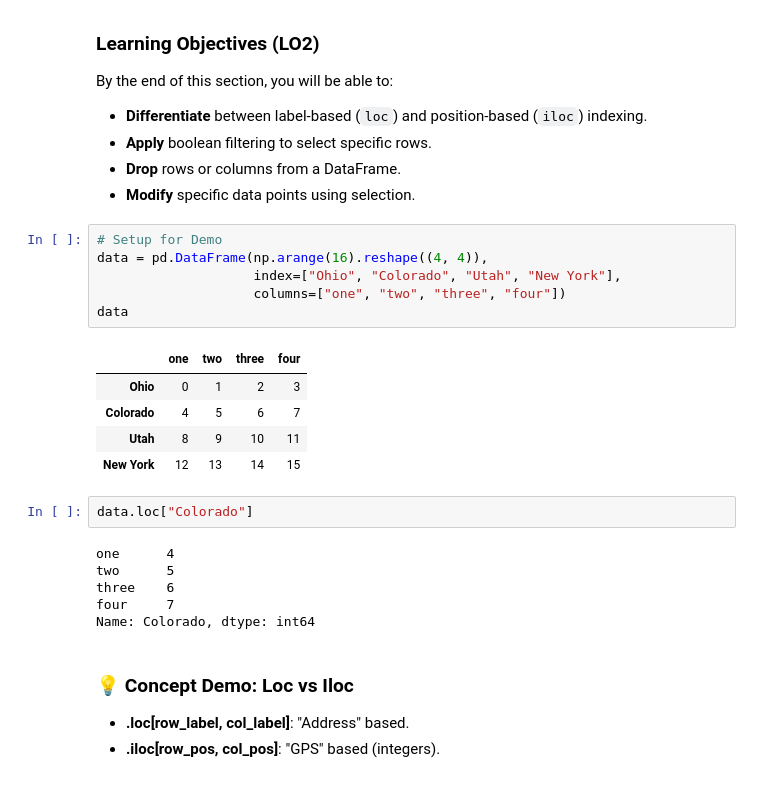
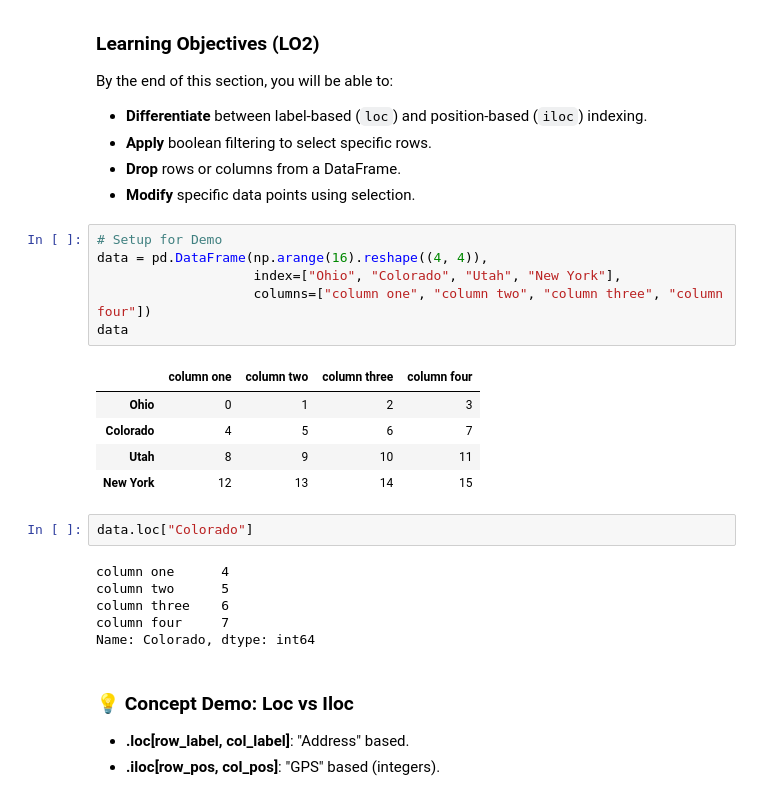
Before and after one commit to kennywong85/6m-data-1.7-intro-pandas, a Jupyter notebook: notebooks/pandas_lesson.ipynb, the cells around one changed output. Drawn from its saved outputs; the diff is of its cells as text.

```diff
--- a/notebooks/pandas_lesson.ipynb
+++ b/notebooks/pandas_lesson.ipynb
@@ -226,11 +226,11 @@ By the end of this section, you will be able to:
 # %%
 # Setup for Demo
 data = pd.DataFrame(np.arange(16).reshape((4, 4)),
                     index=["Ohio", "Colorado", "Utah", "New York"],
-                    columns=["one", "two", "three", "four"])
+                    columns=["column one", "column two", "column three", "column four"])
 data
 # %% [output]
-|  | one | two | three | four |
+|  | column one | column two | column three | column four |
 | Ohio | 0 | 1 | 2 | 3 |
 | Colorado | 4 | 5 | 6 | 7 |
 | Utah | 8 | 9 | 10 | 11 |
@@ -238,10 +238,10 @@ data
 # %%
 data.loc["Colorado"]
 # %% [output]
-one      4
-two      5
-three    6
-four     7
+column one      4
+column two      5
+column three    6
+column four     7
 Name: Colorado, dtype: int64
 # %% [markdown]
 ### 💡 Concept Demo: Loc vs Iloc
```
Also changed, not shown: parts of 4 cells of this notebook.
